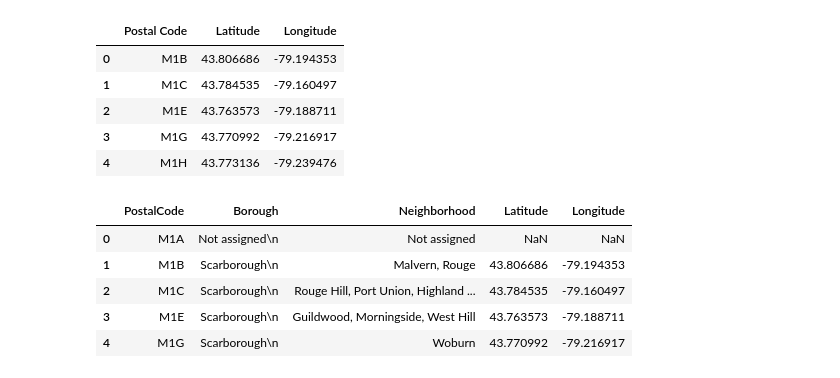
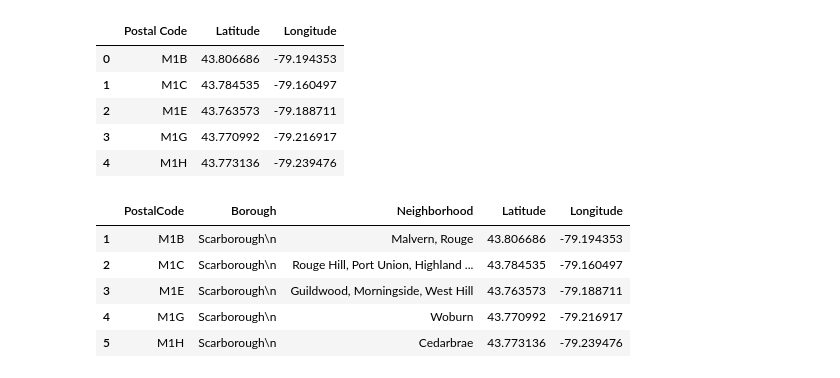
Before and after one commit to msalcedo1/Coursera_Capstone, a Jupyter notebook: Neighborhoods_in_Toronto.ipynb, the cells around one changed output. Cells and saved outputs as stored; diff of their text form; code cells hidden in the pictures.

Commit message:
Neighborhoods in Toronto - item 2

```diff
--- a/Neighborhoods_in_Toronto.ipynb
+++ b/Neighborhoods_in_Toronto.ipynb
@@ -80,8 +79,8 @@ Now that you have built a dataframe of the postal code of each neighborhood alon
 
 I couldn't make Geocoder to work, therefore I used the geographical coordinates of the neighborhoods using the provided csv.
 # %%
-df_geo_coor = pd.read_csv("C:/Users/salcedo1/Desktop/projects/Coursera_Capstone/Geospatial_Coordinates.csv")
-df_geo_coor.head()
+df_coordinates = pd.read_csv("C:/Users/salcedo1/Desktop/projects/Coursera_Capstone/Geospatial_Coordinates.csv")
+df_coordinates.head()
 # %% [output]
 |  | Postal Code | Latitude | Longitude |
 | 0 | M1B | 43.806686 | -79.194353 |
@@ -90,14 +89,15 @@ df_geo_coor.head()
 | 3 | M1G | 43.770992 | -79.216917 |
 | 4 | M1H | 43.773136 | -79.239476 |
 # %%
-df_toronto = pd.merge(df, df_geo_coor, how='left', left_on = 'PostalCode', right_on = 'Postal Code')
+df_toronto = pd.merge(df, df_coordinates, how='left', left_on = 'PostalCode', right_on = 'Postal Code')
 # remove the "Postal Code" column
 df_toronto.drop("Postal Code", axis=1, inplace=True)
+df_toronto=df_toronto.dropna()
 df_toronto.head()
 # %% [output]
 |  | PostalCode | Borough | Neighborhood | Latitude | Longitude |
-| 0 | M1A | Not assigned\n | Not assigned | NaN | NaN |
 | 1 | M1B | Scarborough\n | Malvern, Rouge | 43.806686 | -79.194353 |
 | 2 | M1C | Scarborough\n | Rouge Hill, Port Union, Highland ... | 43.784535 | -79.160497 |
 | 3 | M1E | Scarborough\n | Guildwood, Morningside, West Hill | 43.763573 | -79.188711 |
 | 4 | M1G | Scarborough\n | Woburn | 43.770992 | -79.216917 |
+| 5 | M1H | Scarborough\n | Cedarbrae | 43.773136 | -79.239476 |
```
Also changed, not shown: parts of 39 cells of this notebook.
